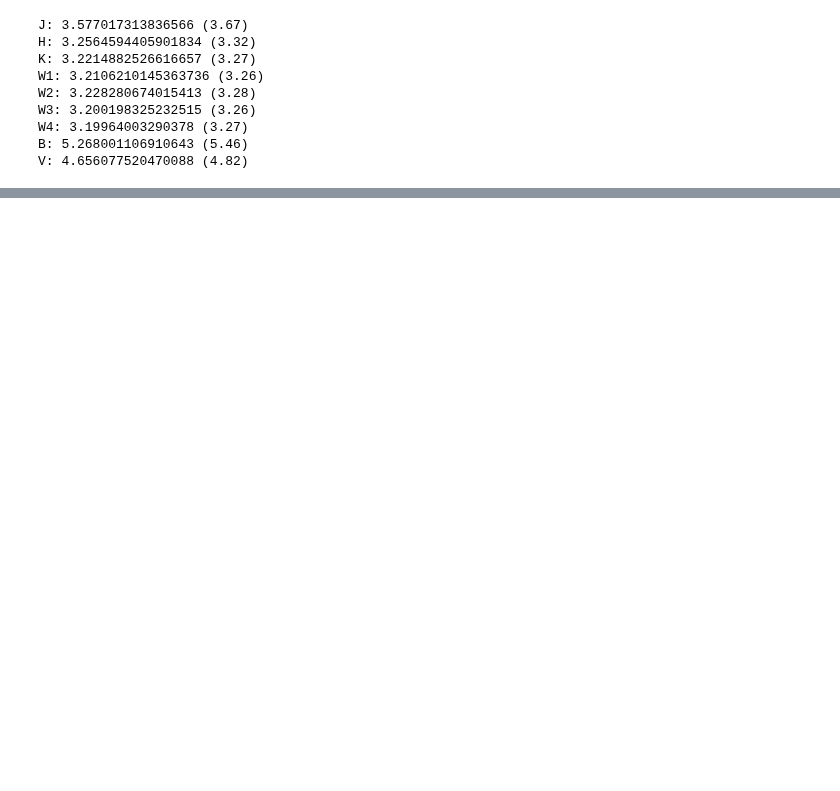
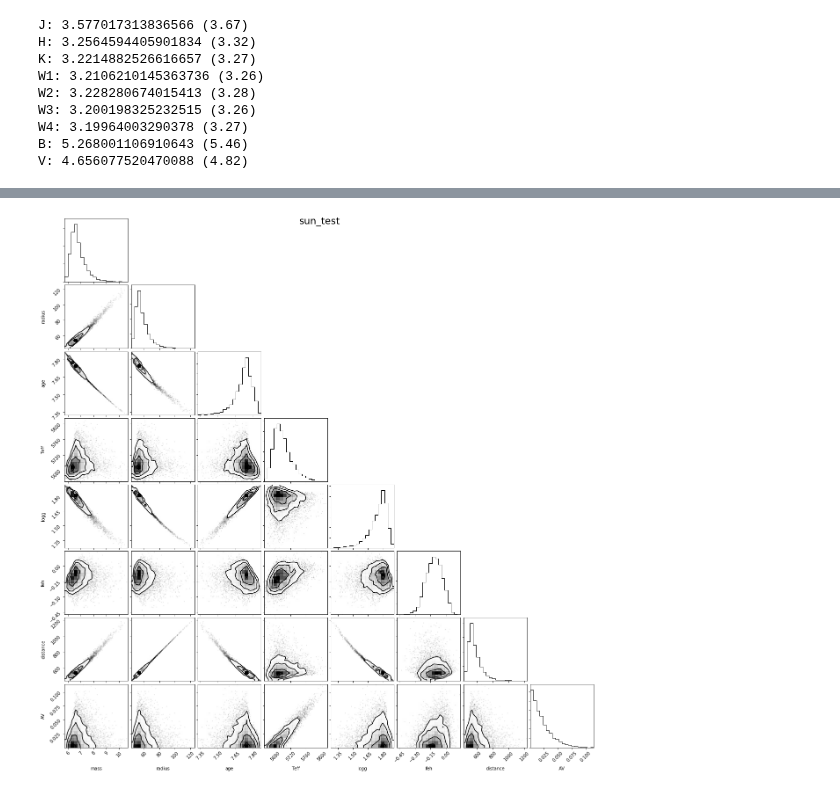
Before and after one commit to timothydmorton/isochrones, a Jupyter notebook: notebooks/sun-compare.ipynb, the cells around one changed output, grey strips where cells are left out. Drawn from its saved outputs; the diff is of its cells as text; code cells hidden in the pictures; blank space fills up the shorter version.

```diff
--- a/notebooks/sun-compare.ipynb
+++ b/notebooks/sun-compare.ipynb
@@ -228,3 +247,11 @@ W3: 3.200198325232515 (3.26)
 W4: 3.19964003290378 (3.27)
 B: 5.268001106910643 (5.46)
 V: 4.656077520470088 (4.82)
+# %%
+mags = {b: (df.loc[band_map[b], 'Abs_Vega'], 0.01) for b in bands}
+# %%
+from isochrones import SingleStarModel
+
+mod = SingleStarModel(mist, **mags, parallax=(100, 0.1), name='sun_test')
+# %%
+mod.fit(refit=True)
@@ -230,0 +276,3 @@ V: 4.656077520470088 (4.82)
+# %%
+mod.corner_physical();
+# %% [output]
@@ -230,0 +280 @@ V: 4.656077520470088 (4.82)
+[figure, added]
```
Also changed, not shown: parts of 3 cells of this notebook.
